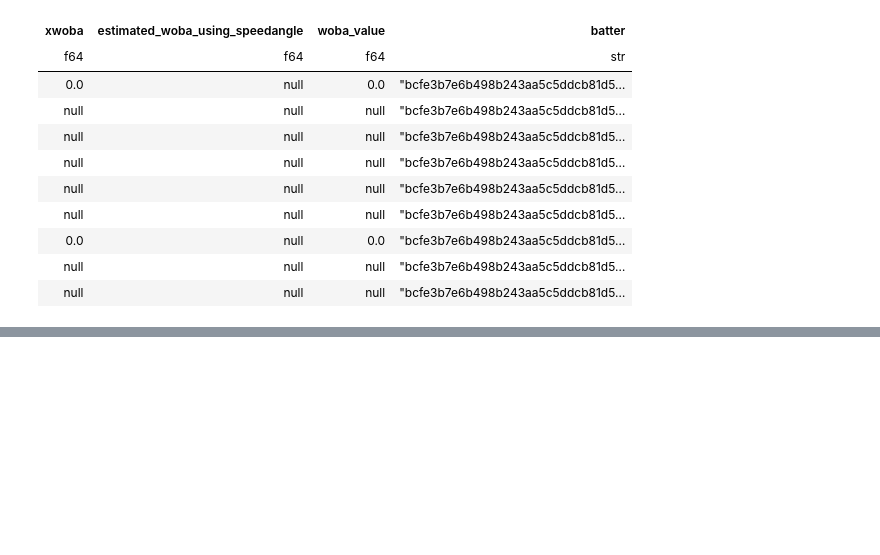
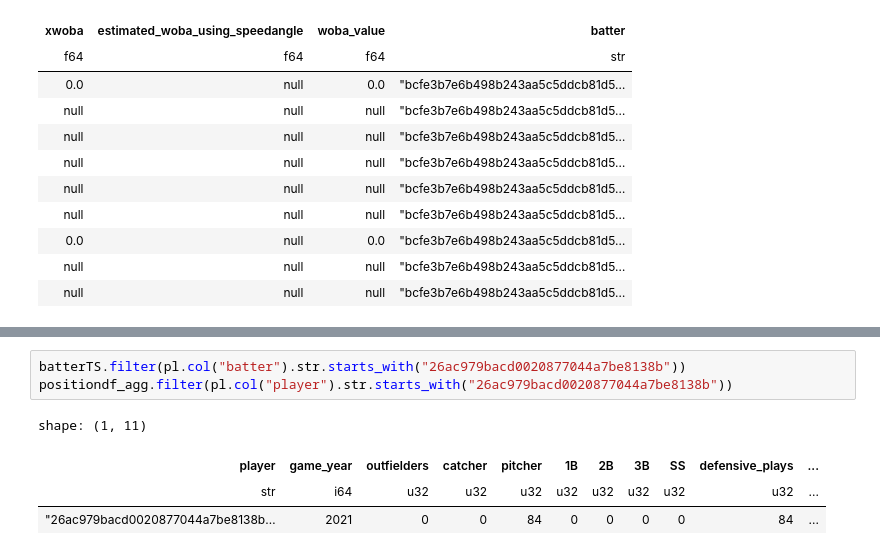
Before and after one commit to Lou-Zhou/reds-hackathon, a Jupyter notebook: data_analysis.ipynb, the cells around one changed output, grey strips where cells are left out. Drawn from its saved outputs; the diff is of its cells as text; blank space fills up the shorter version.

```diff
--- a/data_analysis.ipynb
+++ b/data_analysis.ipynb
@@ -457,0 +452,8 @@ e93c9bb9aca8818fe4f5ac98a6f31d6ad30e819e
+# %%
+batterTS.filter(pl.col("batter").str.starts_with("26ac979bacd0020877044a7be8138b"))
+positiondf_agg.filter(pl.col("player").str.starts_with("26ac979bacd0020877044a7be8138b"))
+# %% [output]
+shape: (1, 11)
+| player | game_year | outfielders | catcher | pitcher | 1B | 2B | 3B | SS | defensive_plays | ... |
+| str | i64 | u32 | u32 | u32 | u32 | u32 | u32 | u32 | u32 | ... |
+| "26ac979bacd0020877044a7be8138b… | 2021 | 0 | 0 | 84 | 0 | 0 | 0 | 0 | 84 | ... |
```
Also changed, not shown: parts of 27 cells of this notebook.
